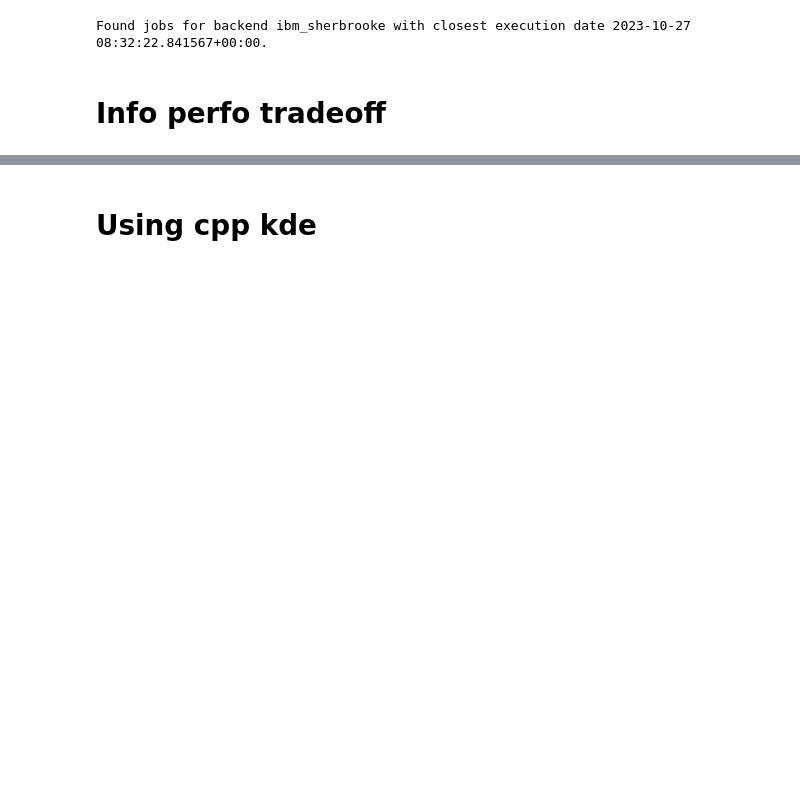
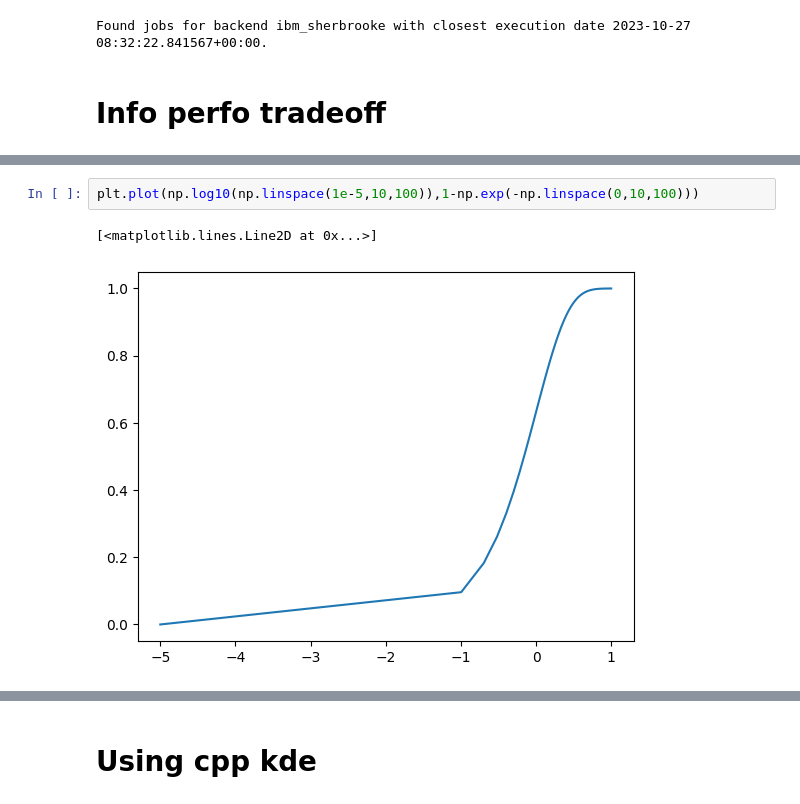
Before and after one commit to quantumjim/soft_information_decoding, a Jupyter notebook: notebooks/Simulator/Info_perfo/tradeof_plot.ipynb, the cells around one changed output, grey strips where cells are left out. Drawn from its saved outputs; the diff is of its cells as text; blank space fills up the shorter version.

```diff
--- a/notebooks/Simulator/Info_perfo/tradeof_plot.ipynb
+++ b/notebooks/Simulator/Info_perfo/tradeof_plot.ipynb
@@ -79,0 +121,5 @@ print(num_errors)
+# %%
+plt.plot(np.log10(np.linspace(1e-5,10,100)),1-np.exp(-np.linspace(0,10,100)))
+# %% [output]
+[<matplotlib.lines.Line2D at 0x...>]
+[figure, added]
```
Also changed, not shown: parts of 16 cells of this notebook, 1 other file.
